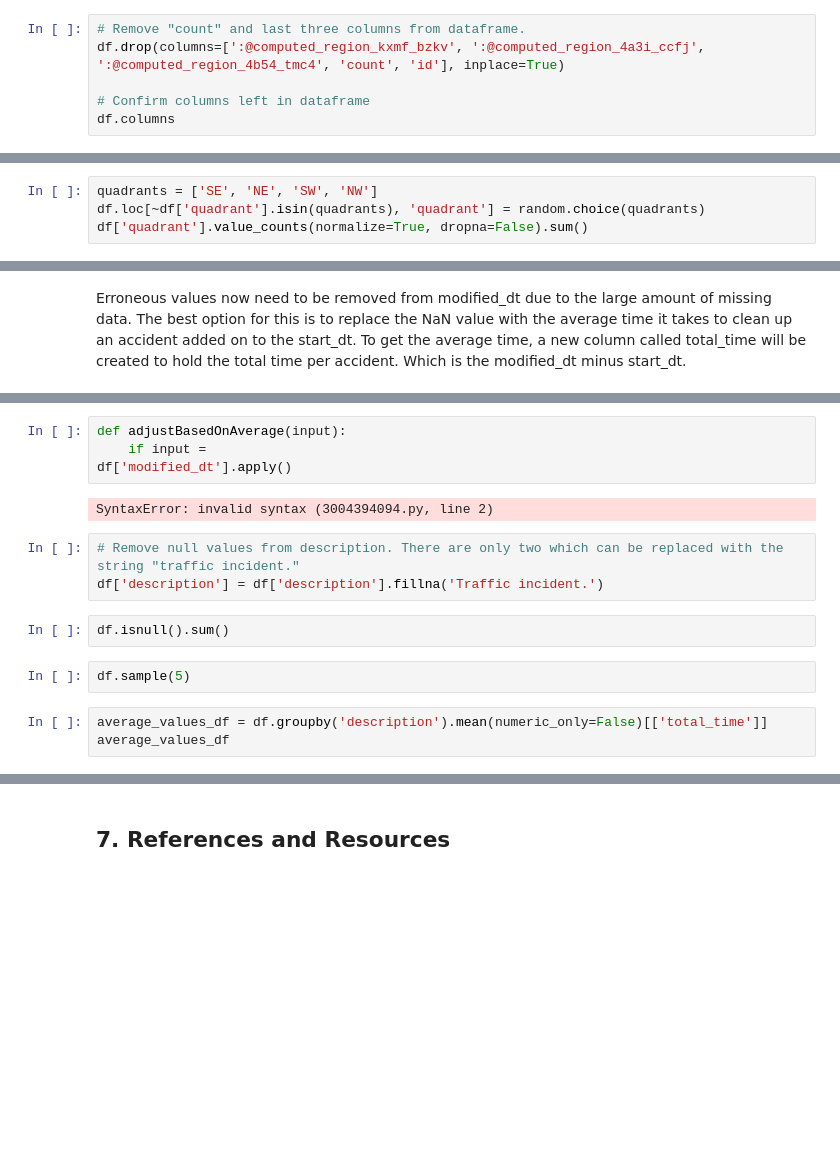
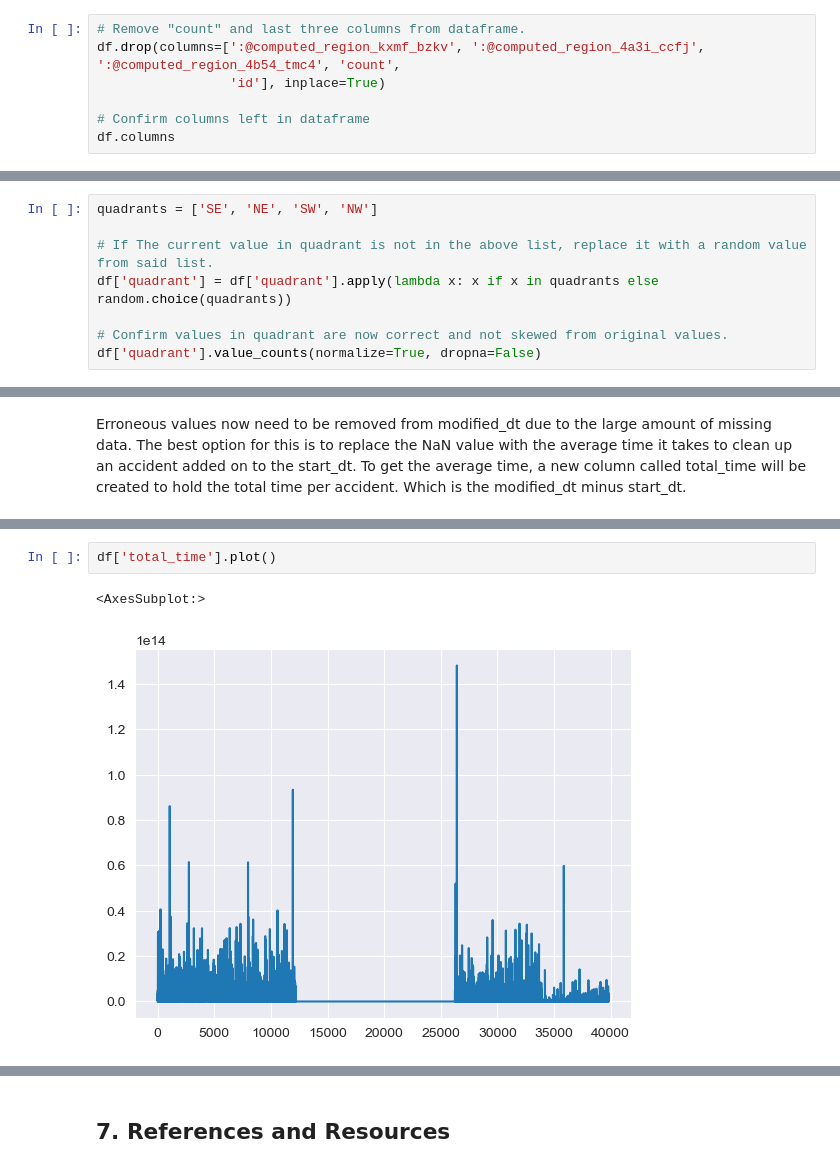
Before and after one commit to Gage-Fleming/City-of-Calgary-Data-Analysis, a Jupyter notebook: midterm.ipynb, the cells around one changed output, grey strips where cells are left out. Drawn from its saved outputs; the diff is of its cells as text; blank space fills up the shorter version.

Commit message:
FInish total_time portion

```diff
--- a/midterm.ipynb
+++ b/midterm.ipynb
@@ -236,7 +236,8 @@ array([1])
 The unique method returned one value. Thereby confirming the count column serves no purpose for this analysis. It will be removed alongside id and the last 3 columns. The former of which does not serve a purpose as it's a concatenation of three other columns. The latter of which were confirmed to be byproducts from the SODA API and not needed in the analysis.
 # %%
 # Remove "count" and last three columns from dataframe.
-df.drop(columns=[':@computed_region_kxmf_bzkv', ':@computed_region_4a3i_ccfj', ':@computed_region_4b54_tmc4', 'count', 'id'], inplace=True)
+df.drop(columns=[':@computed_region_kxmf_bzkv', ':@computed_region_4a3i_ccfj', ':@computed_region_4b54_tmc4', 'count',
+                 'id'], inplace=True)
 
 # Confirm columns left in dataframe
 df.columns
@@ -348,4 +348,0 @@ The 4 quadrants now account for 98% of the data as opposed to the ~60% we saw wi
-# %%
-quadrants = ['SE', 'NE', 'SW', 'NW']
-df.loc[~df['quadrant'].isin(quadrants), 'quadrant'] = random.choice(quadrants)
-df['quadrant'].value_counts(normalize=True, dropna=False).sum()
@@ -353,0 +349,8 @@ df['quadrant'].value_counts(normalize=True, dropna=False).sum()
+# %%
+quadrants = ['SE', 'NE', 'SW', 'NW']
+
+# If The current value in quadrant is not in the above list, replace it with a random value from said list.
+df['quadrant'] = df['quadrant'].apply(lambda x: x if x in quadrants else random.choice(quadrants))
+
+# Confirm values in quadrant are now correct and not skewed from original values.
+df['quadrant'].value_counts(normalize=True, dropna=False)
@@ -375,16 +382,5 @@ df.insert(loc = 4,
-# %%
-def adjustBasedOnAverage(input):
-    if input =
-df['modified_dt'].apply()
-# %% [output]
-SyntaxError: invalid syntax (3004394094.py, line 2)
-# %%
-# Remove null values from description. There are only two which can be replaced with the string "traffic incident."
-df['description'] = df['description'].fillna('Traffic incident.')
-# %%
-df.isnull().sum()
-# %%
-df.sample(5)
-# %%
-average_values_df = df.groupby('description').mean(numeric_only=False)[['total_time']]
-average_values_df
+# %%
+df['total_time'].plot()
+# %% [output]
+<AxesSubplot:>
+[figure, added]
```
Also changed, not shown: parts of 8 cells of this notebook.
